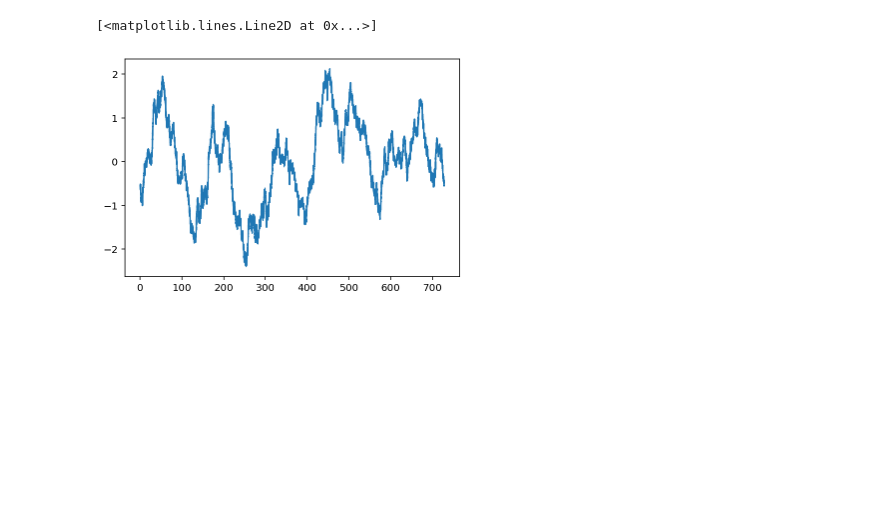
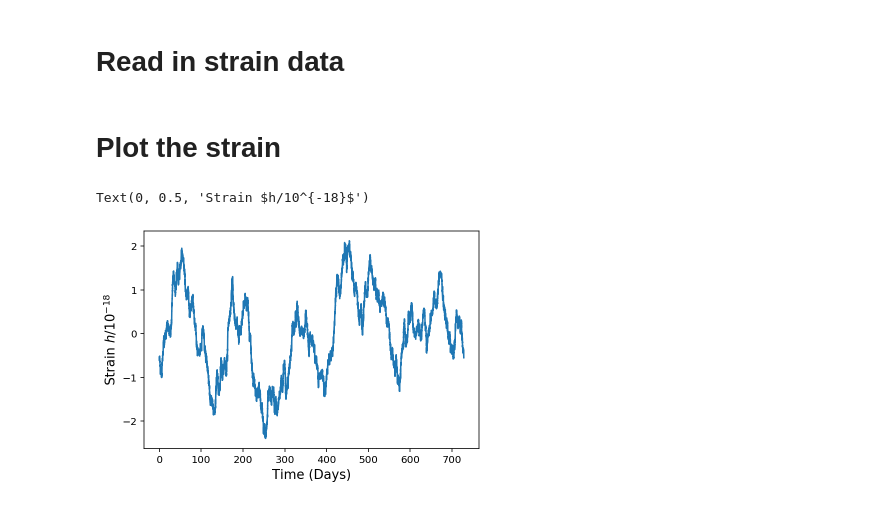
Before and after one commit to brendrach/Computational_Astro_ASTP720, a Jupyter notebook: Assignment_7/Assignment_7.ipynb, the cells around one changed output. Drawn from its saved outputs; the diff is of its cells as text; code cells hidden in the pictures; blank space fills up the shorter version.

```diff
--- a/Assignment_7/Assignment_7.ipynb
+++ b/Assignment_7/Assignment_7.ipynb
@@ -14,2 +23,4 @@ import warnings
 warnings.filterwarnings('ignore')
+# %% [markdown]
+# Read in strain data
 # %%
@@ -20,6 +39 @@ time_seconds = time_minutes*60
 time_freq = np.arange(0, len(time_seconds)) * 1/60 * 1/len(time_seconds)
-# %%
-plt.plot(time_days,strain_data/(1e-18))
-# %% [output]
-[<matplotlib.lines.Line2D at 0x...>]
-[figure, removed]
@@ -46,0 +40,10 @@ def FFT(x):
+# %% [markdown]
+# Plot the strain
+# %%
+## Plot the strain!
+plt.plot(time_days,strain_data/(1e-18))
+plt.xlabel('Time (Days)',size=13)
+plt.ylabel(r'Strain $h/10^{-18}$',size=13)
+# %% [output]
+Text(0, 0.5, 'Strain $h/10^{-18}$')
+[figure, added]
```
Also changed, not shown: parts of 18 cells of this notebook.
